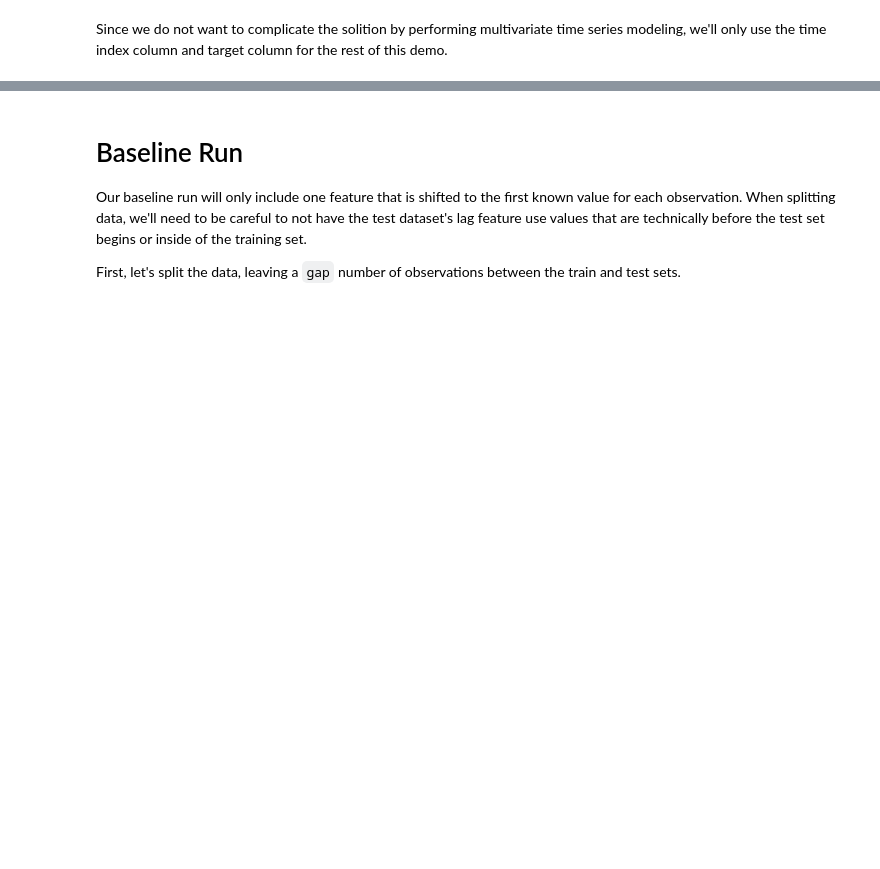
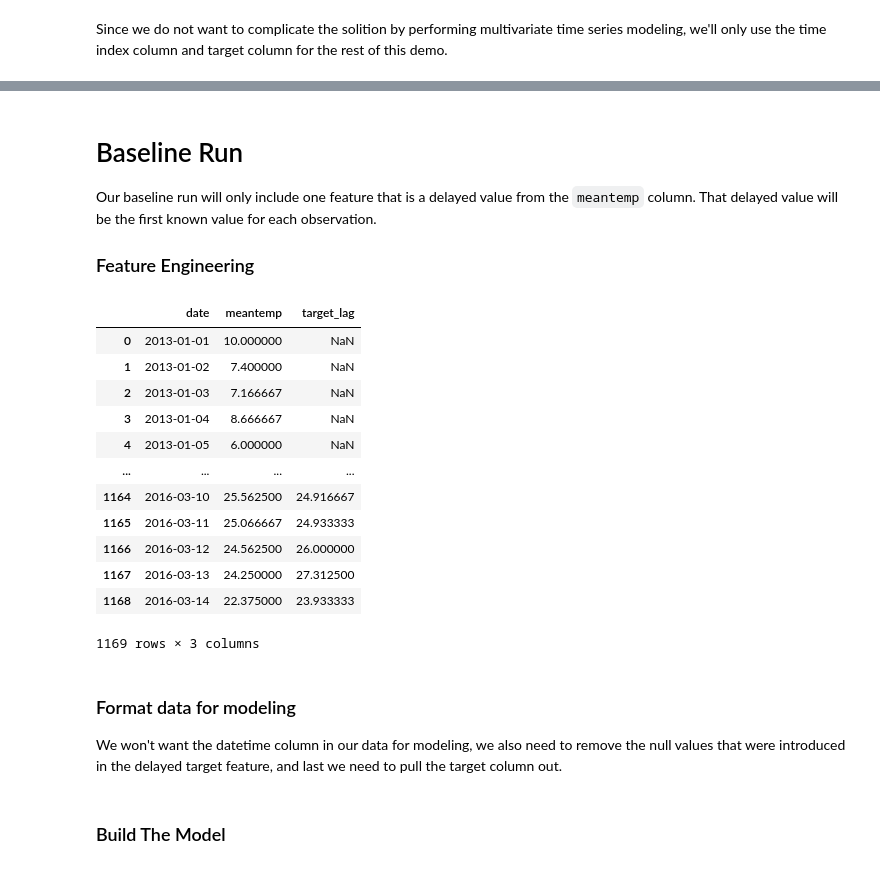
Before and after one commit to alteryx/open_source_demos, a Jupyter notebook: predict-daily-temperature/Temperature-Demo.ipynb, the cells around one changed output, grey strips where cells are left out. Drawn from its saved outputs; the diff is of its cells as text; code cells hidden in the pictures; blank space fills up the shorter version.

```diff
--- a/predict-daily-temperature/Temperature-Demo.ipynb
+++ b/predict-daily-temperature/Temperature-Demo.ipynb
@@ -93,23 +128,31 @@ test_data = univariate_df[(split_point + gap):]
 # %% [markdown]
 # Baseline Run
 
-Our baseline run will only include one feature that is shifted to the first known value for each observation. When splitting data, we'll need to be careful to not have the test dataset's lag feature use values that are technically before the test set begins or inside of the training set.
+Our baseline run will only include one feature that is a delayed value from the `meantemp` column. That delayed value will be the first known value for each observation.
 
-First, let's split the data, leaving a `gap` number of observations between the train and test sets.
+### Feature Engineering
 # %%
 # Add a delayed target feature to both traning and test data
 target_lag_training = training_data[target_col].shift(forecast_horizon + gap + 1)
 target_lag_training.name = 'target_lag'
 baseline_training = pd.concat([training_data, target_lag_training], axis=1)
 
 target_lag_test = test_data[target_col].shift(forecast_horizon + gap + 1)
 target_lag_test.name = 'target_lag'
 baseline_test = pd.concat([test_data, target_lag_test], axis=1)
 
-# Get rid of the time index column for modeling
-baseline_training.drop(time_index, axis=1, inplace=True)
-baseline_test.drop(time_index, axis=1, inplace=True)
-
-# The lag feature introduces nans, so we remove those rows and pull out the target
-X_train, y_train = remove_nans(baseline_training, target_col)
-X_test, y_test = remove_nans(baseline_test, target_col)
+baseline_training
+# %% [output]
+|  | date | meantemp | target_lag |
+| 0 | 2013-01-01 | 10.000000 | NaN |
+| 1 | 2013-01-02 | 7.400000 | NaN |
+| 2 | 2013-01-03 | 7.166667 | NaN |
+| 3 | 2013-01-04 | 8.666667 | NaN |
+| 4 | 2013-01-05 | 6.000000 | NaN |
+| ... | ... | ... | ... |
+| 1164 | 2016-03-10 | 25.562500 | 24.916667 |
+| 1165 | 2016-03-11 | 25.066667 | 24.933333 |
+| 1166 | 2016-03-12 | 24.562500 | 26.000000 |
+| 1167 | 2016-03-13 | 24.250000 | 27.312500 |
+| 1168 | 2016-03-14 | 22.375000 | 23.933333 |
+1169 rows × 3 columns
@@ -119,0 +159,4 @@ test_data
+# %% [markdown]
+### Format data for modeling
+
+We won't want the datetime column in our data for modeling, we also need to remove the null values that were introduced in the delayed target feature, and last we need to pull the target column out.
@@ -120,3 +185,5 @@ test_data
+# %% [markdown]
+### Build The Model
 # %%
 reg = RandomForestRegressor(n_estimators=100)
 reg.fit(X_train, y_train)
```
Also changed, not shown: parts of 40 cells of this notebook.
